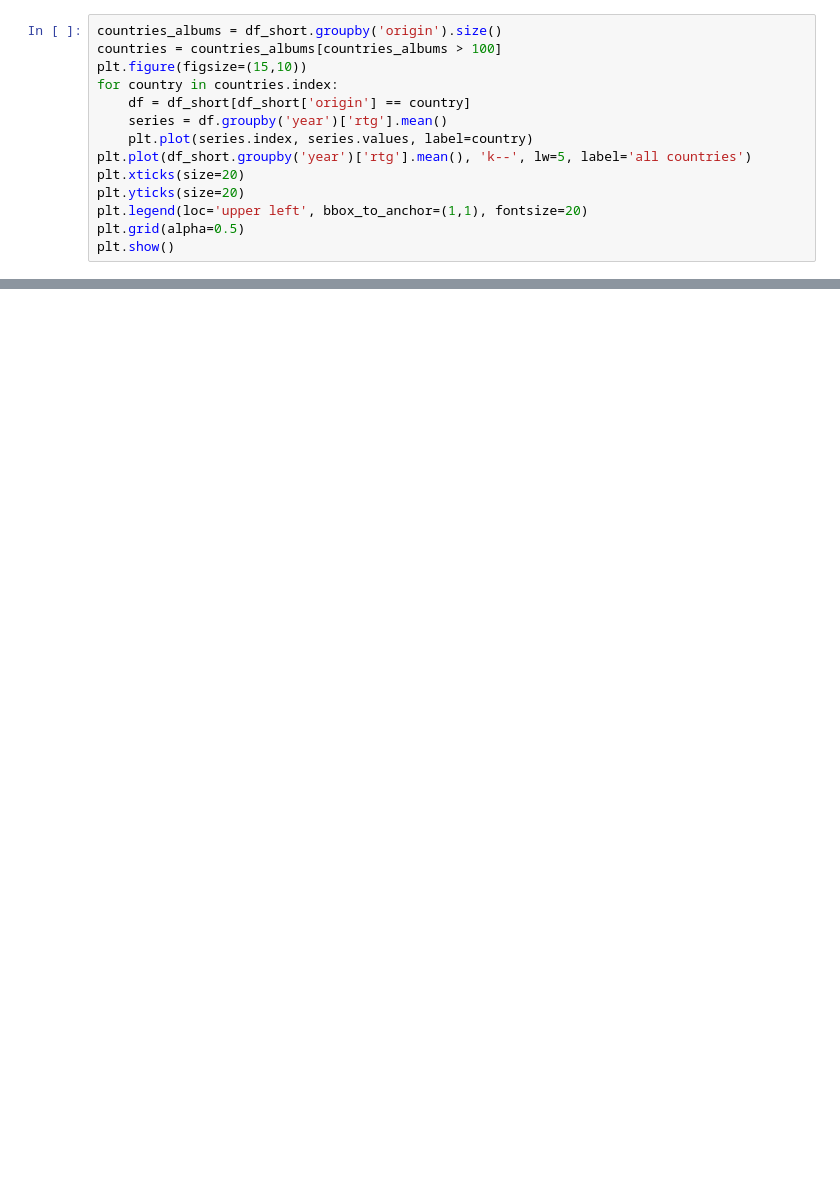
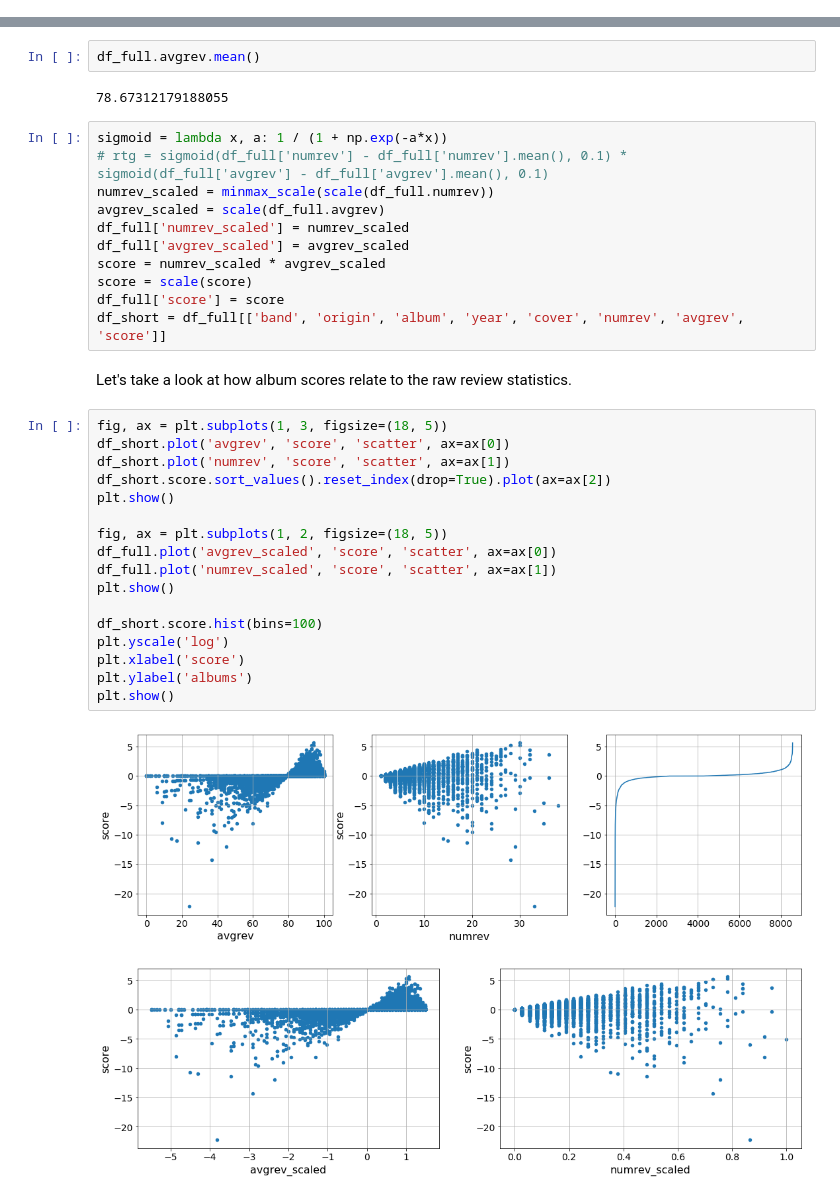
Before and after one commit to pdqnguyen/metallyrics, a Jupyter notebook: eda_metallum.ipynb, the cells around one changed output, grey strips where cells are left out. Drawn from its saved outputs; the diff is of its cells as text; blank space fills up the shorter version.

Commit message:
modified weighted scored and added more plots

```diff
--- a/eda_metallum.ipynb
+++ b/eda_metallum.ipynb
@@ -273,14 +0,0 @@ plt.show()
-# %%
-countries_albums = df_short.groupby('origin').size()
-countries = countries_albums[countries_albums > 100]
-plt.figure(figsize=(15,10))
-for country in countries.index:
-    df = df_short[df_short['origin'] == country]
-    series = df.groupby('year')['rtg'].mean()
-    plt.plot(series.index, series.values, label=country)
-plt.plot(df_short.groupby('year')['rtg'].mean(), 'k--', lw=5, label='all countries')
-plt.xticks(size=20)
-plt.yticks(size=20)
-plt.legend(loc='upper left', bbox_to_anchor=(1,1), fontsize=20)
-plt.grid(alpha=0.5)
-plt.show()
@@ -338,0 +116,37 @@ for country in countries.index:
+# %%
+df_full.avgrev.mean()
+# %% [output]
+78.67312179188055
+# %%
+sigmoid = lambda x, a: 1 / (1 + np.exp(-a*x))
+# rtg = sigmoid(df_full['numrev'] - df_full['numrev'].mean(), 0.1) * sigmoid(df_full['avgrev'] - df_full['avgrev'].mean(), 0.1)
+numrev_scaled = minmax_scale(scale(df_full.numrev))
+avgrev_scaled = scale(df_full.avgrev)
+df_full['numrev_scaled'] = numrev_scaled
+df_full['avgrev_scaled'] = avgrev_scaled
+score = numrev_scaled * avgrev_scaled
+score = scale(score)
+df_full['score'] = score
+df_short = df_full[['band', 'origin', 'album', 'year', 'cover', 'numrev', 'avgrev', 'score']]
+# %% [markdown]
+Let's take a look at how album scores relate to the raw review statistics.
+# %%
+fig, ax = plt.subplots(1, 3, figsize=(18, 5))
+df_short.plot('avgrev', 'score', 'scatter', ax=ax[0])
+df_short.plot('numrev', 'score', 'scatter', ax=ax[1])
+df_short.score.sort_values().reset_index(drop=True).plot(ax=ax[2])
+plt.show()
+
+fig, ax = plt.subplots(1, 2, figsize=(18, 5))
+df_full.plot('avgrev_scaled', 'score', 'scatter', ax=ax[0])
+df_full.plot('numrev_scaled', 'score', 'scatter', ax=ax[1])
+plt.show()
+
+df_short.score.hist(bins=100)
+plt.yscale('log')
+plt.xlabel('score')
+plt.ylabel('albums')
+plt.show()
+# %% [output]
+[figure, added]
+[figure, added]
```
Also changed, not shown: parts of 54 cells of this notebook.
